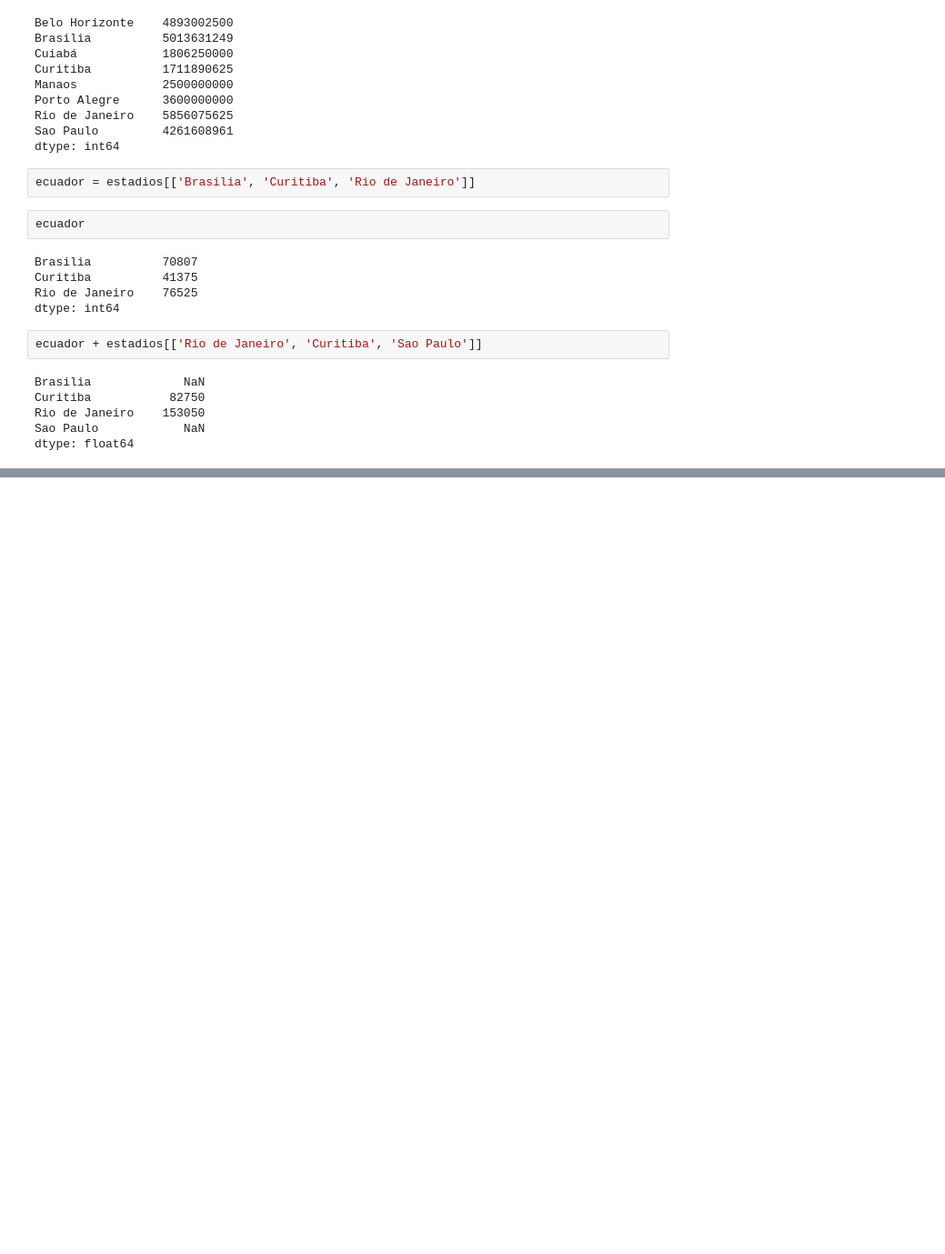
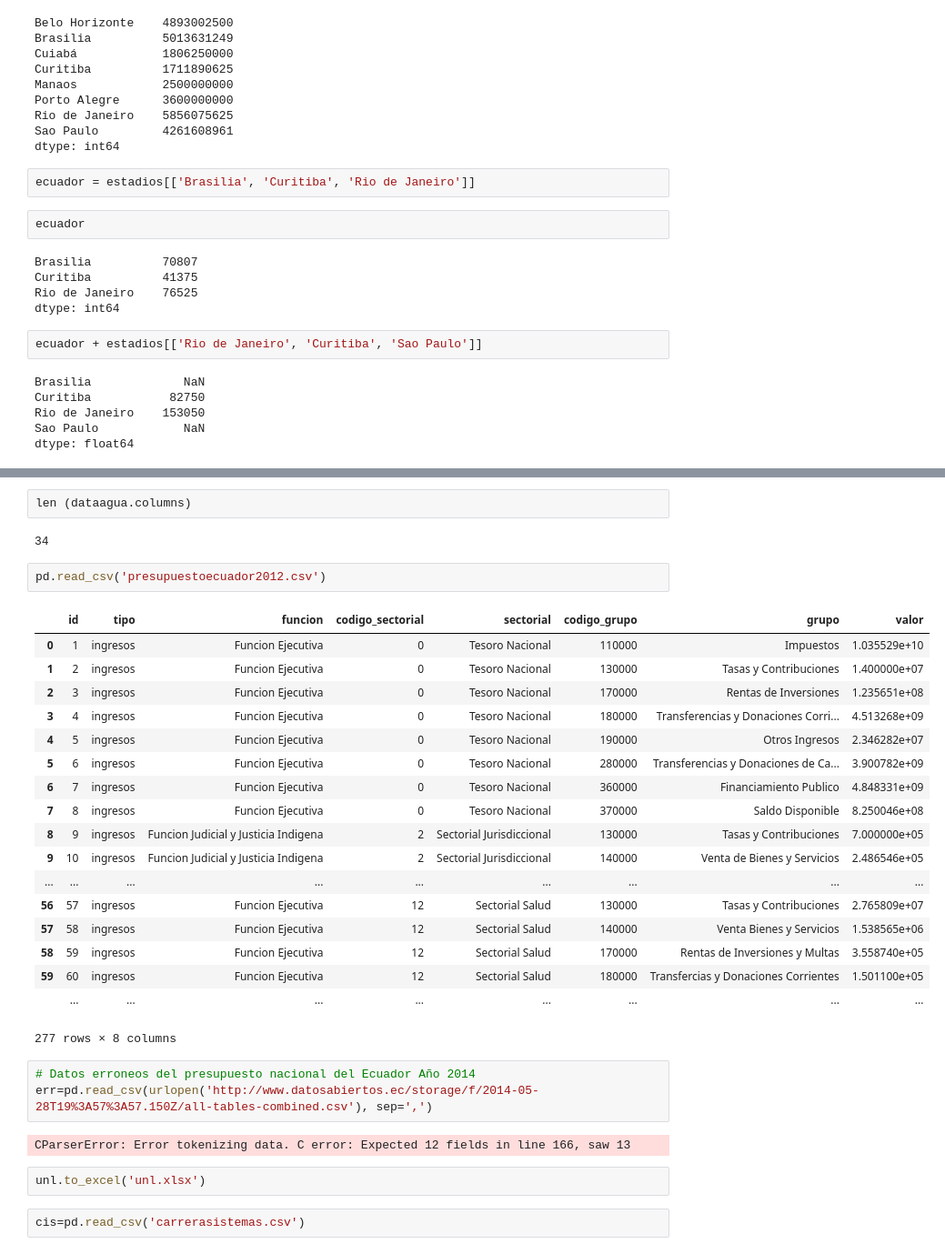
Before and after one commit to miltonlab/pyresearch, a Jupyter notebook: ticcisunl2014/taller/OpenDataPy.ipynb, the cells around one changed output, grey strips where cells are left out. Shown: that part at 91% size. Drawn from its saved outputs; the diff is of its cells as text; blank space fills up the shorter version.

```diff
--- a/ticcisunl2014/taller/OpenDataPy.ipynb
+++ b/ticcisunl2014/taller/OpenDataPy.ipynb
@@ -154,0 +274,34 @@ dtype: float64
+# %%
+len (dataagua.columns)
+# %% [output]
+34
+# %%
+pd.read_csv('presupuestoecuador2012.csv')
+# %% [output]
+|  | id | tipo | funcion | codigo_sectorial | sectorial | codigo_grupo | grupo | valor |
+| 0 | 1 | ingresos | Funcion Ejecutiva | 0 | Tesoro Nacional | 110000 | Impuestos | 1.035529e+10 |
+| 1 | 2 | ingresos | Funcion Ejecutiva | 0 | Tesoro Nacional | 130000 | Tasas y Contribuciones | 1.400000e+07 |
+| 2 | 3 | ingresos | Funcion Ejecutiva | 0 | Tesoro Nacional | 170000 | Rentas de Inversiones | 1.235651e+08 |
+| 3 | 4 | ingresos | Funcion Ejecutiva | 0 | Tesoro Nacional | 180000 | Transferencias y Donaciones Corri... | 4.513268e+09 |
+| 4 | 5 | ingresos | Funcion Ejecutiva | 0 | Tesoro Nacional | 190000 | Otros Ingresos | 2.346282e+07 |
+| 5 | 6 | ingresos | Funcion Ejecutiva | 0 | Tesoro Nacional | 280000 | Transferencias y Donaciones de Ca... | 3.900782e+09 |
+| 6 | 7 | ingresos | Funcion Ejecutiva | 0 | Tesoro Nacional | 360000 | Financiamiento Publico | 4.848331e+09 |
+| 7 | 8 | ingresos | Funcion Ejecutiva | 0 | Tesoro Nacional | 370000 | Saldo Disponible | 8.250046e+08 |
+| 8 | 9 | ingresos | Funcion Judicial y Justicia Indigena | 2 | Sectorial Jurisdiccional | 130000 | Tasas y Contribuciones | 7.000000e+05 |
+| 9 | 10 | ingresos | Funcion Judicial y Justicia Indigena | 2 | Sectorial Jurisdiccional | 140000 | Venta de Bienes y Servicios | 2.486546e+05 |
+| ... | ... | ... | ... | ... | ... | ... | ... | ... |
+| 56 | 57 | ingresos | Funcion Ejecutiva | 12 | Sectorial Salud | 130000 | Tasas y Contribuciones | 2.765809e+07 |
+| 57 | 58 | ingresos | Funcion Ejecutiva | 12 | Sectorial Salud | 140000 | Venta Bienes y Servicios | 1.538565e+06 |
+| 58 | 59 | ingresos | Funcion Ejecutiva | 12 | Sectorial Salud | 170000 | Rentas de Inversiones y Multas | 3.558740e+05 |
+| 59 | 60 | ingresos | Funcion Ejecutiva | 12 | Sectorial Salud | 180000 | Transfercias y Donaciones Corrientes | 1.501100e+05 |
+|  | ... | ... | ... | ... | ... | ... | ... | ... |
+277 rows × 8 columns
+# %%
+# Datos erroneos del presupuesto nacional del Ecuador Año 2014
+err=pd.read_csv(urlopen('http://www.datosabiertos.ec/storage/f/2014-05-28T19%3A57%3A57.150Z/all-tables-combined.csv'), sep=',')
+# %% [output]
+CParserError: Error tokenizing data. C error: Expected 12 fields in line 166, saw 13
+# %%
+unl.to_excel('unl.xlsx')
+# %%
+cis=pd.read_csv('carrerasistemas.csv')
```
Also changed, not shown: parts of 19 cells of this notebook, 3 other files.
